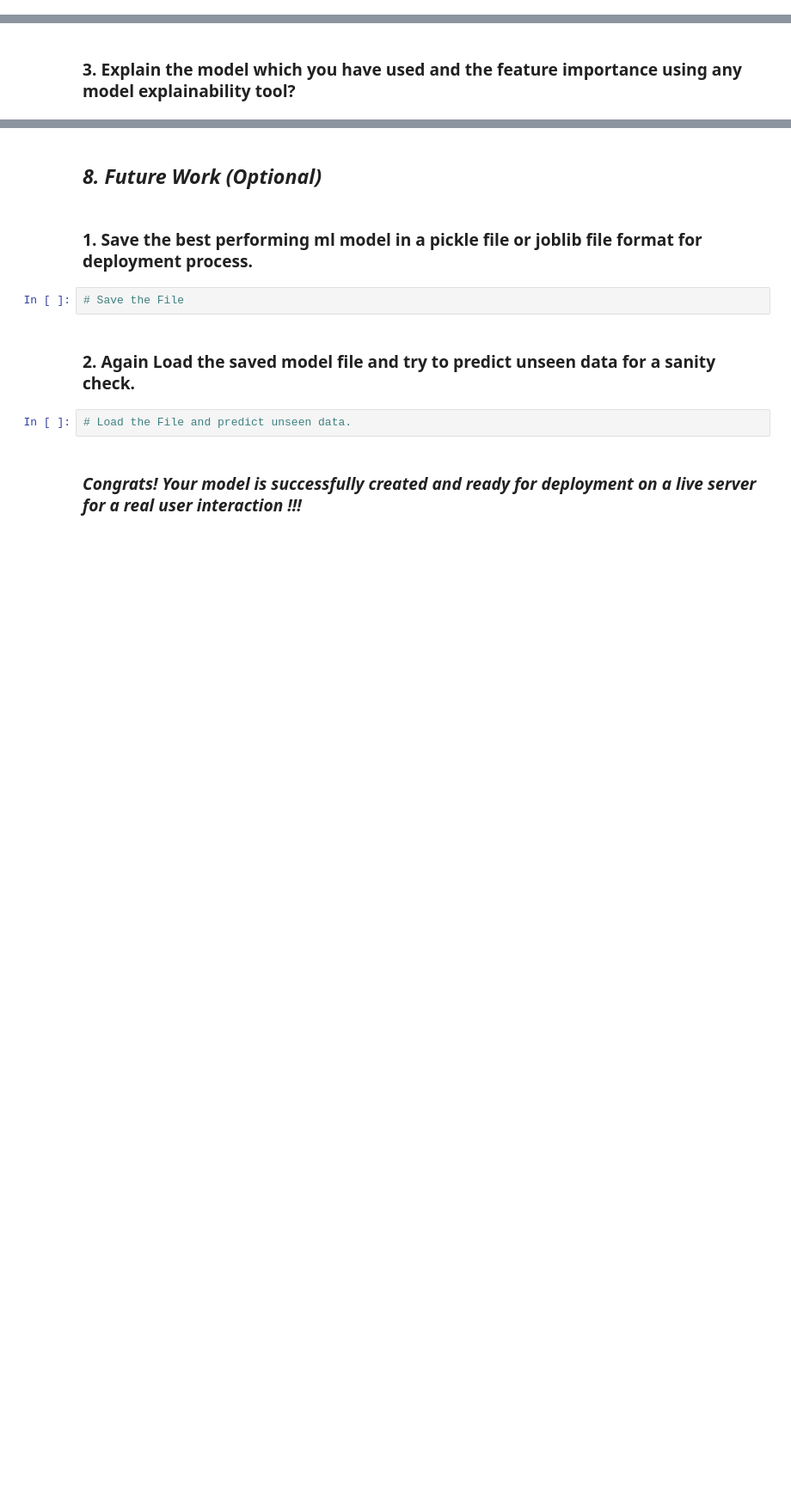
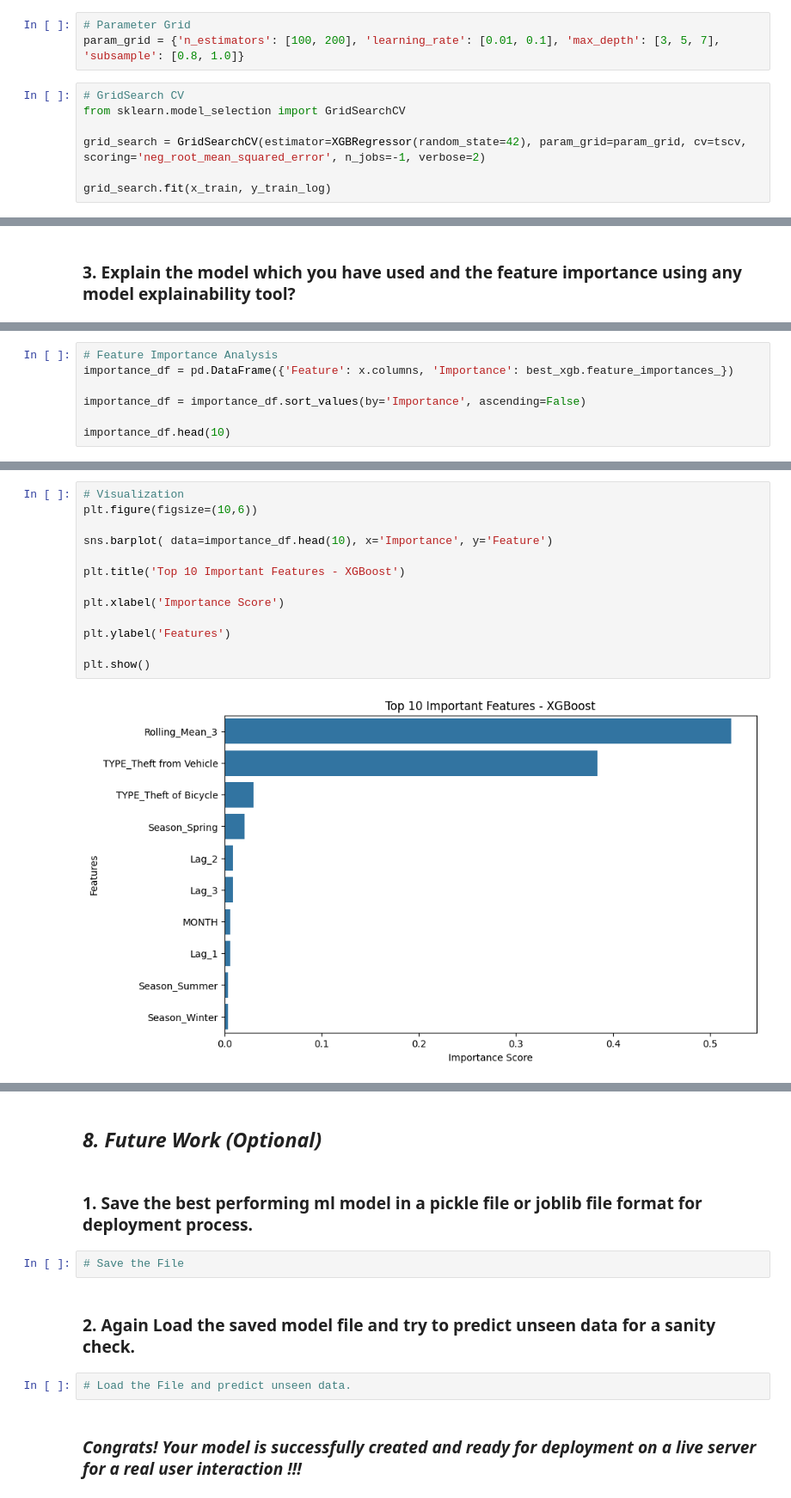
Before and after one commit to nibedita-26/crime_forecasting, a Jupyter notebook: notebook/ml_project.ipynb, the cells around one changed output, grey strips where cells are left out. Shown at 86% size. Drawn from its saved outputs; the diff is of its cells as text; blank space fills up the shorter version.

```diff
--- a/notebook/ml_project.ipynb
+++ b/notebook/ml_project.ipynb
@@ -1965,0 +2166,10 @@ Answer Here.
+# %%
+# Parameter Grid
+param_grid = {'n_estimators': [100, 200], 'learning_rate': [0.01, 0.1], 'max_depth': [3, 5, 7], 'subsample': [0.8, 1.0]}
+# %%
+# GridSearch CV
+from sklearn.model_selection import GridSearchCV
+
+grid_search = GridSearchCV(estimator=XGBRegressor(random_state=42), param_grid=param_grid, cv=tscv, scoring='neg_root_mean_squared_error', n_jobs=-1, verbose=2)
+
+grid_search.fit(x_train, y_train_log)
@@ -1985,0 +2334,7 @@ Answer Here.
+# %%
+# Feature Importance Analysis
+importance_df = pd.DataFrame({'Feature': x.columns, 'Importance': best_xgb.feature_importances_})
+
+importance_df = importance_df.sort_values(by='Importance', ascending=False)
+
+importance_df.head(10)
@@ -1985,0 +2353,15 @@ Answer Here.
+# %%
+# Visualization
+plt.figure(figsize=(10,6))
+
+sns.barplot( data=importance_df.head(10), x='Importance', y='Feature')
+
+plt.title('Top 10 Important Features - XGBoost')
+
+plt.xlabel('Importance Score')
+
+plt.ylabel('Features')
+
+plt.show()
+# %% [output]
+[figure, added]
```
Also changed, not shown: parts of 50 cells of this notebook, 1 other file.
